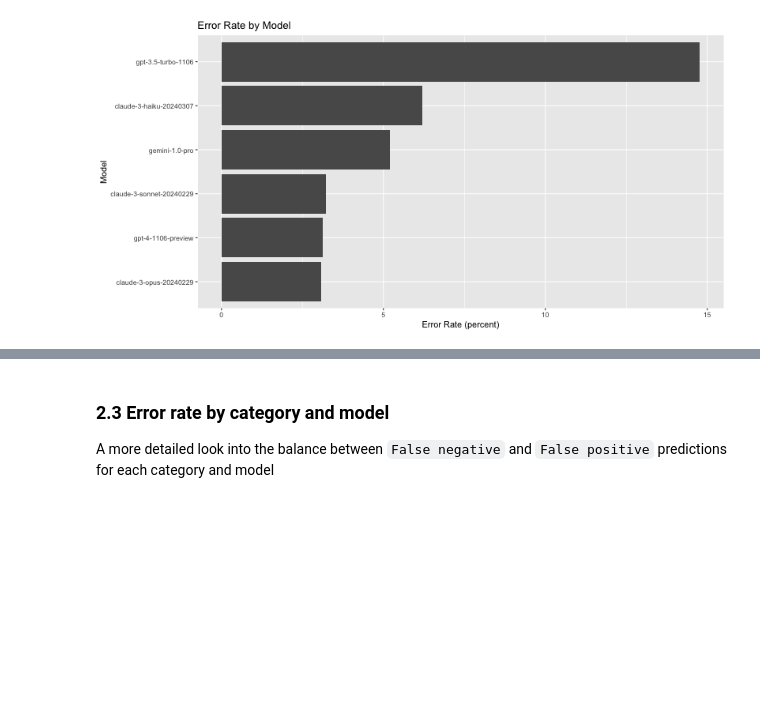
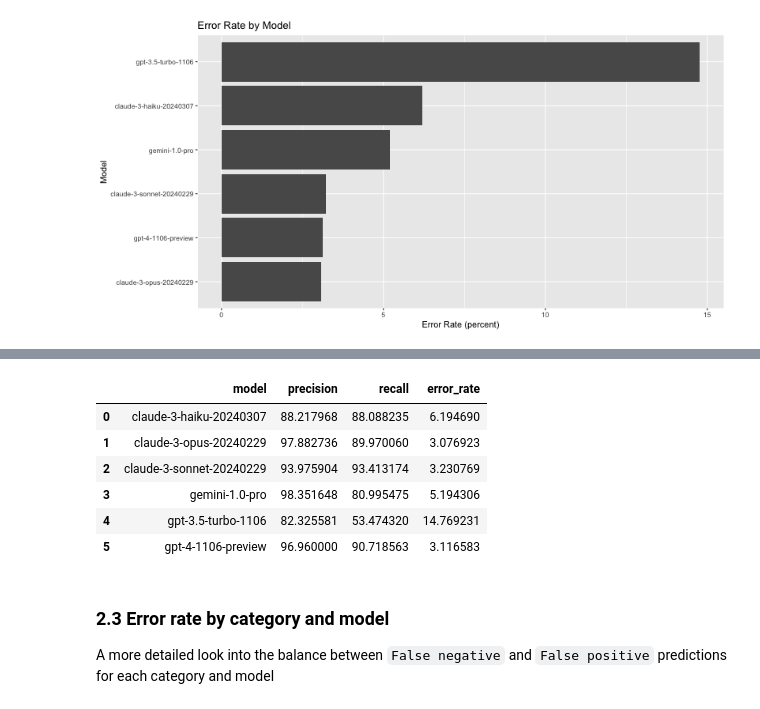
Before and after one commit to junekim6/commons-project, a Jupyter notebook: data_analysis/how_we_chose_an_ai_model/analysing-models.ipynb, the cells around one changed output, grey strips where cells are left out. Cells and saved outputs as stored; diff of their text form; code cells hidden in the pictures; blank space fills up the shorter version.

```diff
--- a/data_analysis/how_we_chose_an_ai_model/analysing-models.ipynb
+++ b/data_analysis/how_we_chose_an_ai_model/analysing-models.ipynb
@@ -205,0 +228,5 @@ plt
+# %%
+precision = error_rate[error_rate['verification_value'].isin(['True positive', 'False positive'])]
+precision = precision.groupby(['model', 'verification_value'])['error_rate'].sum() / precision.groupby(['model'])['error_rate'].sum() * 100
+precision = precision.reset_index(name='precision')
+precision = precision[precision['verification_value'] == 'True positive']
@@ -205,0 +245,5 @@ plt
+# %%
+recall = error_rate[error_rate['verification_value'].isin(['True positive', 'False negative'])]
+recall = recall.groupby(['model', 'verification_value'])['error_rate'].sum() / recall.groupby(['model'])['error_rate'].sum() * 100
+recall = recall.reset_index(name='recall')
+recall = recall[recall['verification_value'] == 'True positive']
@@ -205,0 +260,16 @@ plt
+# %%
+# join precision and recall and error_rate
+precision_recall = pd.merge(precision, recall, on='model')
+precision_recall = pd.merge(precision_recall, false, on='model')
+
+#drop verification_value columns
+precision_recall = precision_recall.drop(columns=['verification_value_x', 'verification_value_y'])
+precision_recall
+# %% [output]
+|  | model | precision | recall | error_rate |
+| 0 | claude-3-haiku-20240307 | 88.217968 | 88.088235 | 6.194690 |
+| 1 | claude-3-opus-20240229 | 97.882736 | 89.970060 | 3.076923 |
+| 2 | claude-3-sonnet-20240229 | 93.975904 | 93.413174 | 3.230769 |
+| 3 | gemini-1.0-pro | 98.351648 | 80.995475 | 5.194306 |
+| 4 | gpt-3.5-turbo-1106 | 82.325581 | 53.474320 | 14.769231 |
+| 5 | gpt-4-1106-preview | 96.960000 | 90.718563 | 3.116583 |
```
Also changed, not shown: parts of 7 cells of this notebook.
